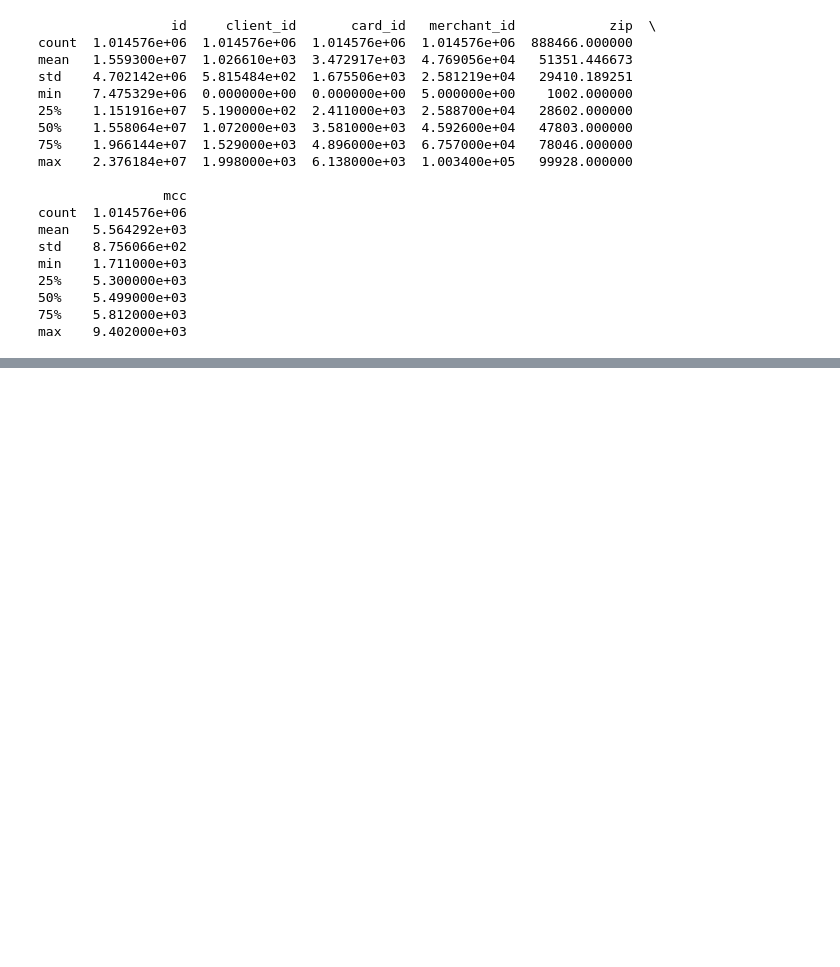
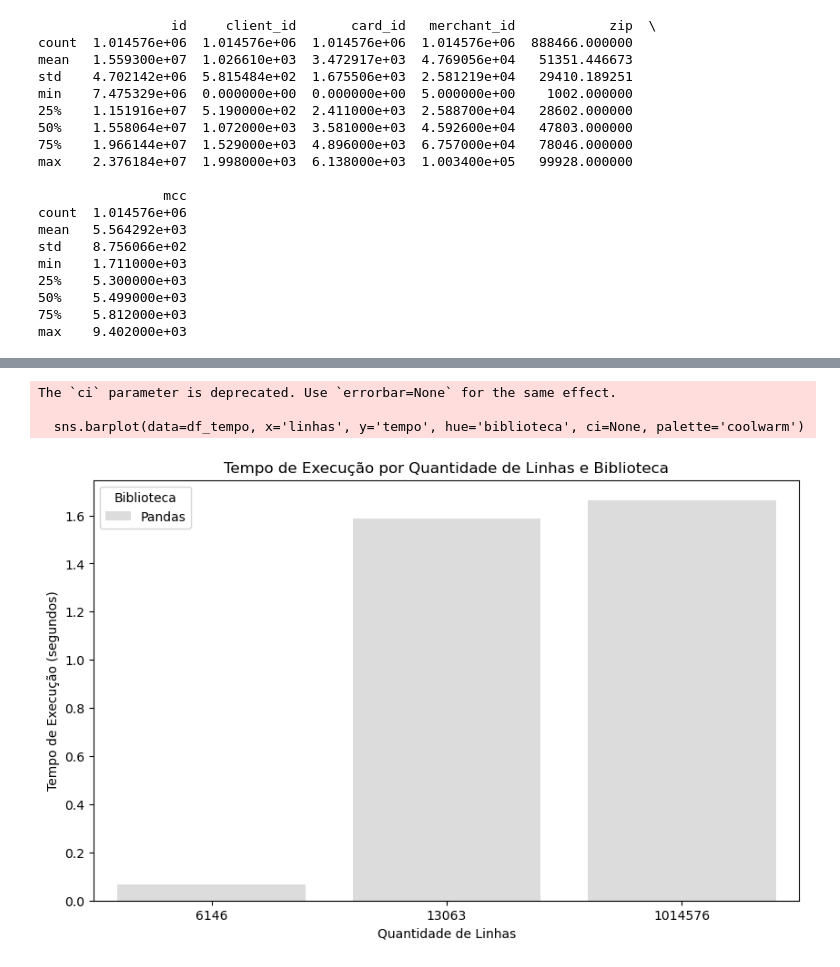
Before and after one commit to Antonio-Dielson/Proj_Ada, a Jupyter notebook: PyCoders.ipynb, the cells around one changed output, grey strips where cells are left out. Cells and saved outputs as stored; diff of their text form; code cells hidden in the pictures; blank space fills up the shorter version.

```diff
--- a/PyCoders.ipynb
+++ b/PyCoders.ipynb
@@ -133,0 +210,13 @@ print(df_tempo.head(12))
+# %%
+plt.figure(figsize=(10, 6))
+sns.barplot(data=df_tempo, x='linhas', y='tempo', hue='biblioteca', ci=None, palette='coolwarm')
+plt.title("Tempo de Execução por Quantidade de Linhas e Biblioteca")
+plt.xlabel("Quantidade de Linhas")
+plt.ylabel("Tempo de Execução (segundos)")
+plt.legend(title="Biblioteca")
+plt.show()
+# %% [output]
+The `ci` parameter is deprecated. Use `errorbar=None` for the same effect.
+
+  sns.barplot(data=df_tempo, x='linhas', y='tempo', hue='biblioteca', ci=None, palette='coolwarm')
+[figure, added]
```
Also changed, not shown: parts of 19 cells of this notebook.
